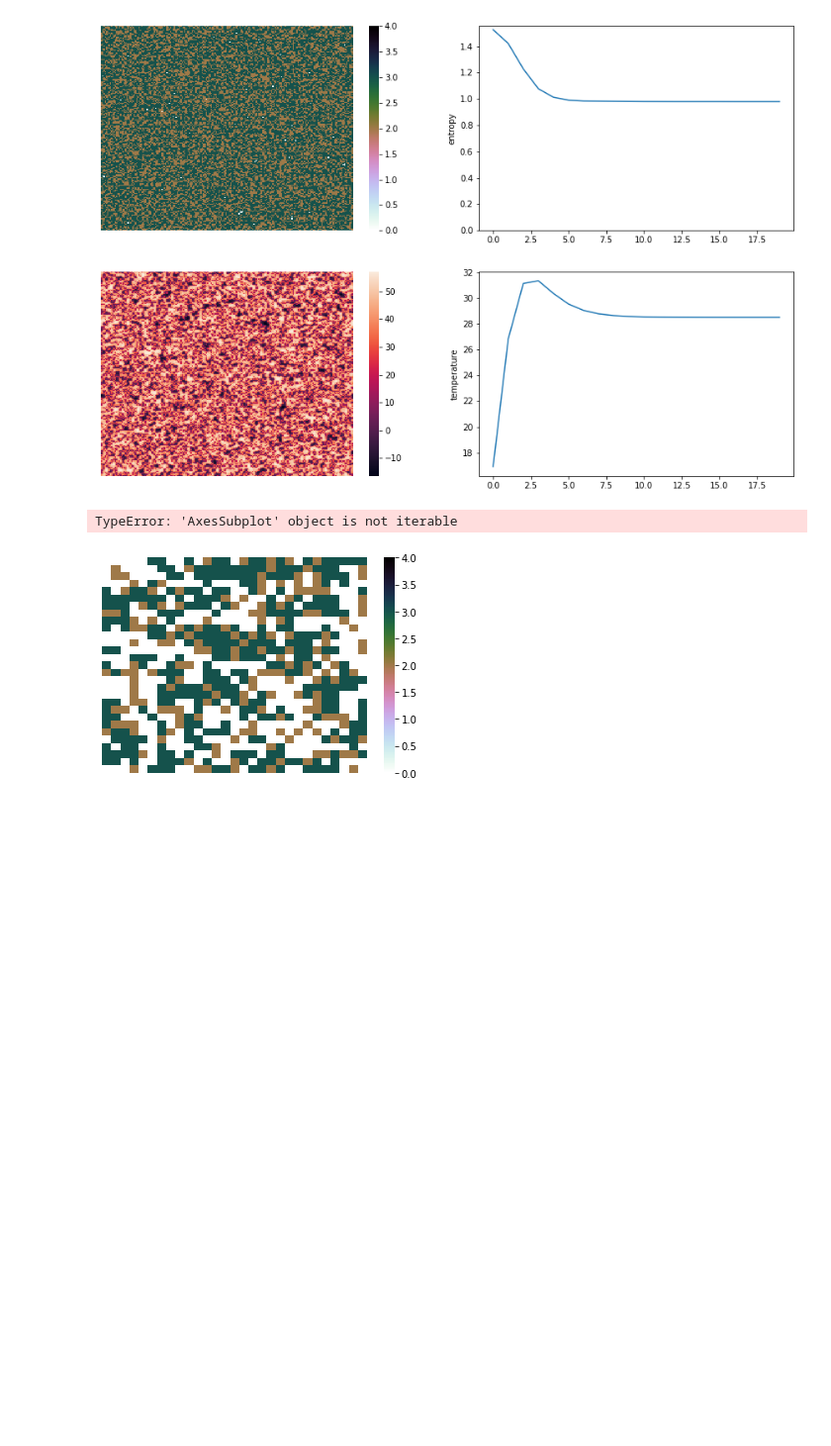
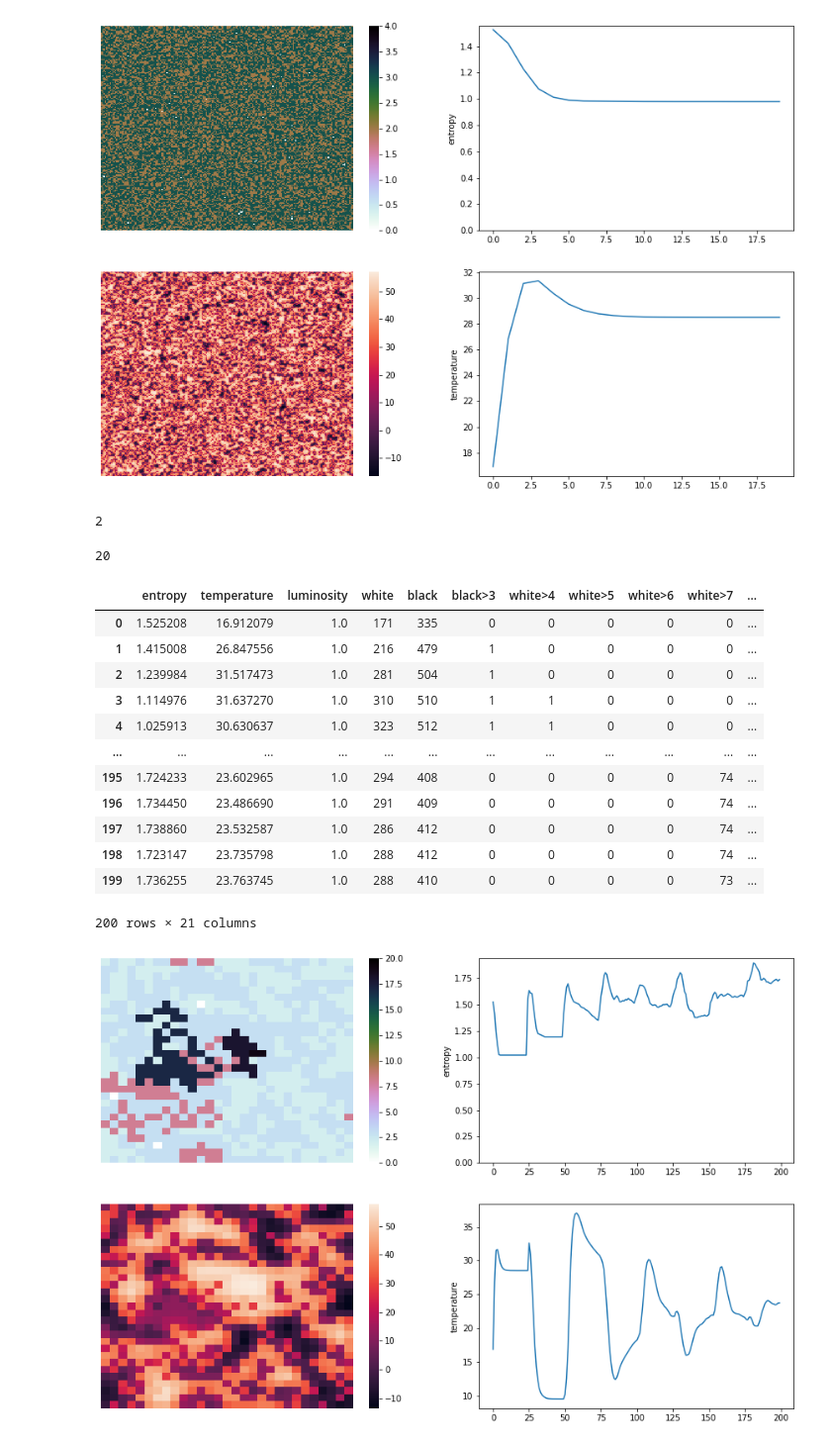
Before and after one commit to timjdavey/incoherence, a Jupyter notebook: notebooks/Example Daisyworld.ipynb, the cells around one changed output. Shown: that part at 99% size. Cells and saved outputs as stored; diff of their text form; code cells hidden in the pictures; blank space fills up the shorter version.

```diff
--- a/notebooks/Example Daisyworld.ipynb
+++ b/notebooks/Example Daisyworld.ipynb
@@ -11,43 +11,11 @@ world.plot()
 # %% [output]
 [figure]
 [figure]
-# %%
-def animate():
-    world.step()
-    return world.plot_grid()
-
-fig = plt.figure()
-anim = FuncAnimation(fig, animate, init_func=animate,
-                               frames=20, interval=20, blit=True)
-anim.save('daisyworld.gif')
-# %% [output]
-TypeError: 'AxesSubplot' object is not iterable
-[figure, removed]
-# %%
-import numpy as np
-from matplotlib import pyplot as plt
-from matplotlib.animation import FuncAnimation
-plt.style.use('seaborn-pastel')
-
-
-fig = plt.figure()
-ax = plt.axes(xlim=(0, 4), ylim=(-2, 2))
-line, = ax.plot([], [], lw=3)
-
-def init():
-    line.set_data([], [])
-    return line,
-
-def animate(i):
-    x = np.linspace(0, 4, 1000)
-    y = np.sin(2 * np.pi * (x - 0.01 * i))
-    line.set_data(x, y)
-    return line,
-
-anim = FuncAnimation(fig, animate, init_func=init,
-                               frames=200, interval=20, blit=True)
-
-
-anim.save('sine_wave_2.gif')
-from IPython.display import Image
-Image(filename='sine_wave_2.gif')
+# %%
+1+1
+# %% [output]
+2
+# %%
+len(world.datacollector.model_vars['entropy'])
+# %% [output]
+20
@@ -53,0 +391,20 @@ Image(filename='sine_wave_2.gif')
+# %%
+world = DaisyWorld(POP_DEFAULT, mutate_p=0.002)
+world.simulate(200)
+world.plot()
+world.df
+# %% [output]
+|  | entropy | temperature | luminosity | white | black | black>3 | white>4 | white>5 | white>6 | white>7 | ... |
+| 0 | 1.525208 | 16.912079 | 1.0 | 171 | 335 | 0 | 0 | 0 | 0 | 0 | ... |
+| 1 | 1.415008 | 26.847556 | 1.0 | 216 | 479 | 1 | 0 | 0 | 0 | 0 | ... |
+| 2 | 1.239984 | 31.517473 | 1.0 | 281 | 504 | 1 | 0 | 0 | 0 | 0 | ... |
+| 3 | 1.114976 | 31.637270 | 1.0 | 310 | 510 | 1 | 1 | 0 | 0 | 0 | ... |
+| 4 | 1.025913 | 30.630637 | 1.0 | 323 | 512 | 1 | 1 | 0 | 0 | 0 | ... |
+| ... | ... | ... | ... | ... | ... | ... | ... | ... | ... | ... | ... |
+| 195 | 1.724233 | 23.602965 | 1.0 | 294 | 408 | 0 | 0 | 0 | 0 | 74 | ... |
+| 196 | 1.734450 | 23.486690 | 1.0 | 291 | 409 | 0 | 0 | 0 | 0 | 74 | ... |
+| 197 | 1.738860 | 23.532587 | 1.0 | 286 | 412 | 0 | 0 | 0 | 0 | 74 | ... |
+| 198 | 1.723147 | 23.735798 | 1.0 | 288 | 412 | 0 | 0 | 0 | 0 | 74 | ... |
+| 199 | 1.736255 | 23.763745 | 1.0 | 288 | 410 | 0 | 0 | 0 | 0 | 73 | ... |
+200 rows × 21 columns
+[figure, added]
```
Also changed, not shown: parts of 1 cell of this notebook, 2 other files.
